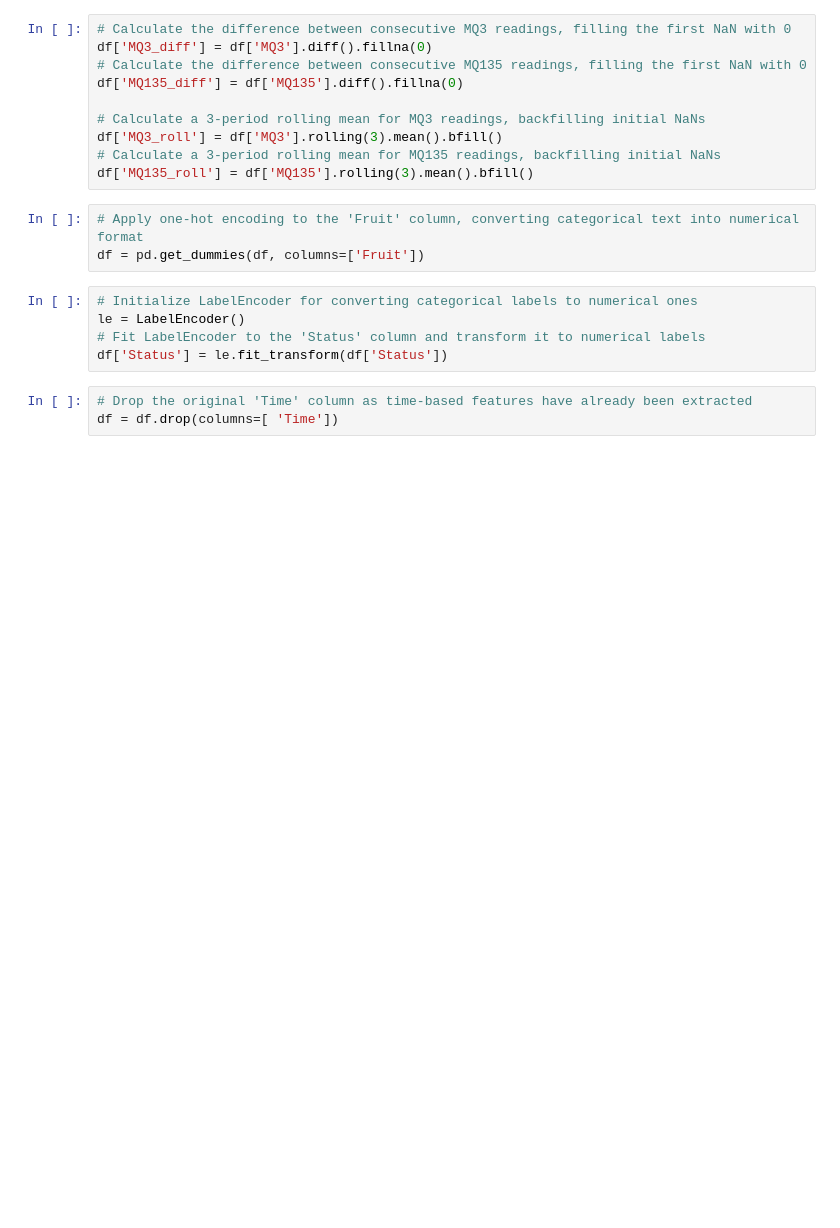
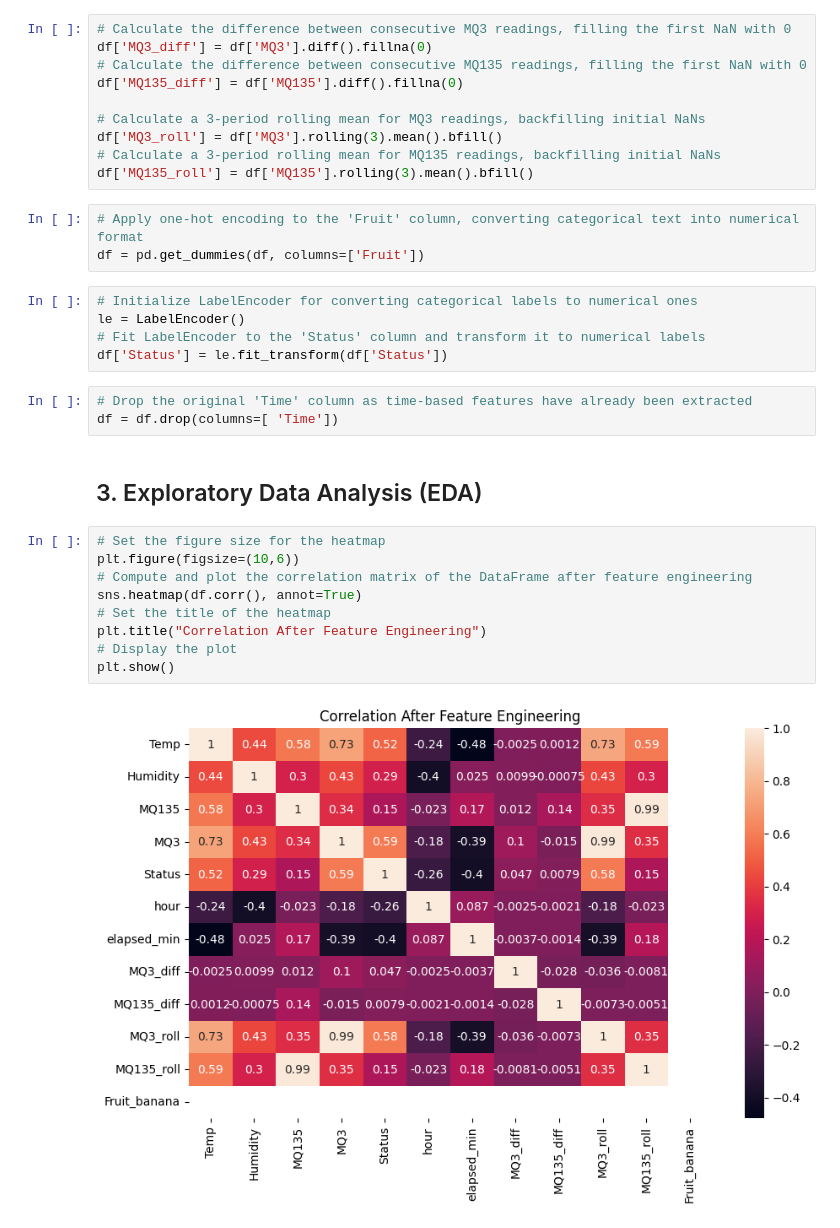
Before and after one commit to SiyumiJayawardhane/freshsense-imagemodel, a Jupyter notebook: Food_Spoilage_Detection.ipynb, the cells around one changed output. Saved outputs shown, nothing was run; the diff lists cells and outputs as text; blank space fills up the shorter version.

```diff
--- a/Food_Spoilage_Detection.ipynb
+++ b/Food_Spoilage_Detection.ipynb
@@ -198,3 +198,16 @@ df['Status'] = le.fit_transform(df['Status'])
 # %%
 # Drop the original 'Time' column as time-based features have already been extracted
 df = df.drop(columns=[ 'Time'])
+# %% [markdown]
+## 3. Exploratory Data Analysis (EDA)
+# %%
+# Set the figure size for the heatmap
+plt.figure(figsize=(10,6))
+# Compute and plot the correlation matrix of the DataFrame after feature engineering
+sns.heatmap(df.corr(), annot=True)
+# Set the title of the heatmap
+plt.title("Correlation After Feature Engineering")
+# Display the plot
+plt.show()
+# %% [output]
+[figure, added]
```
Also changed, not shown: parts of 1 cell of this notebook.
